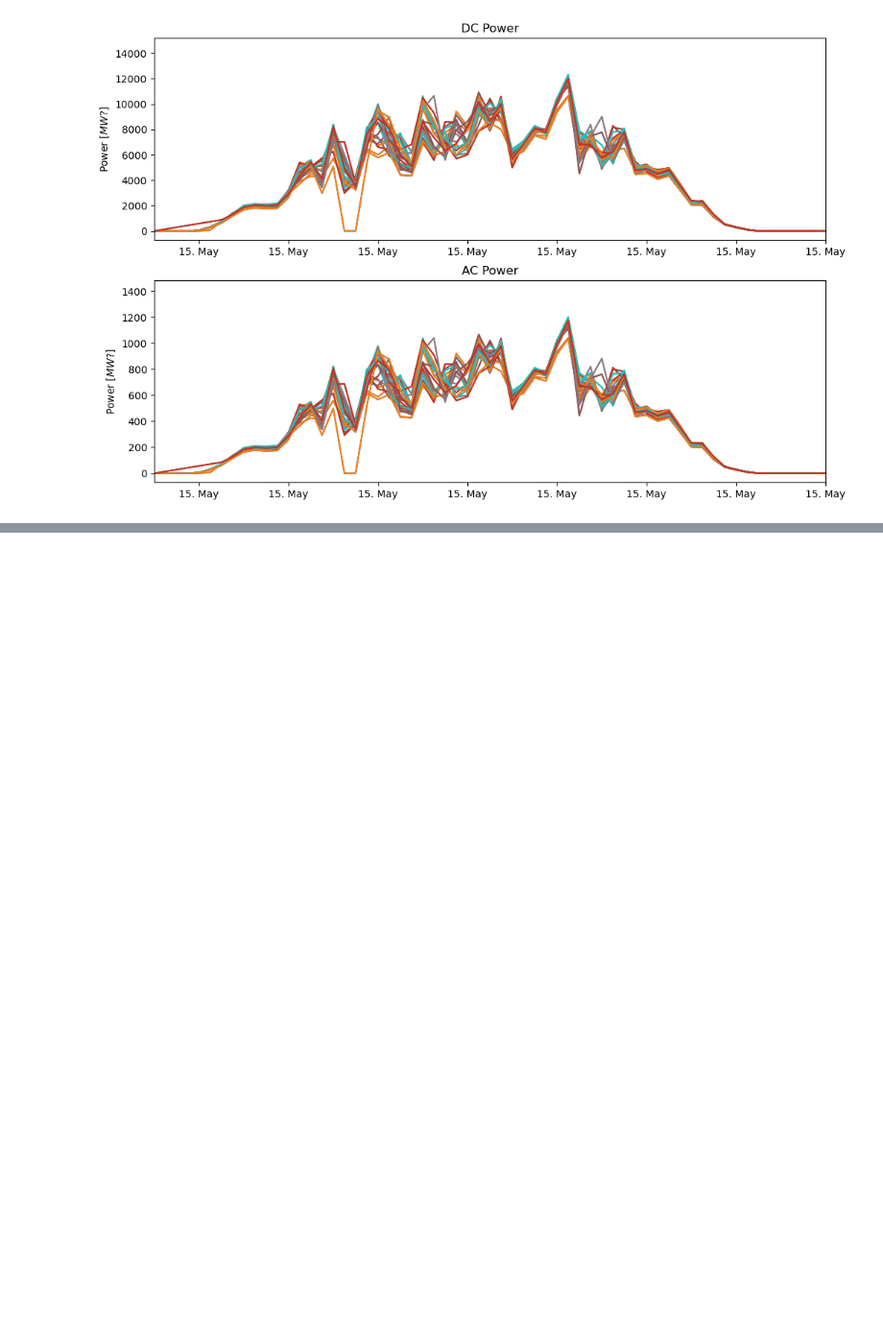
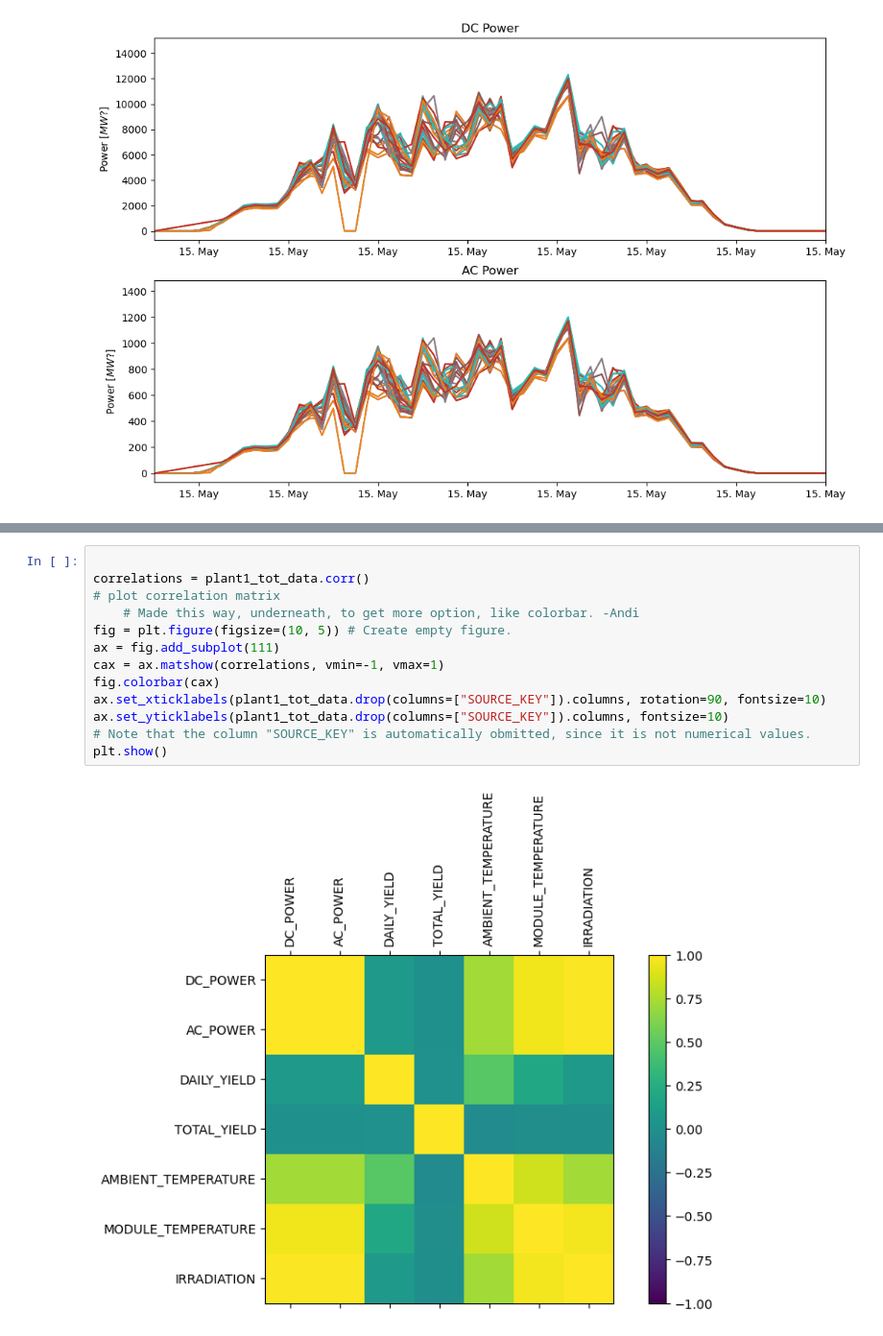
Before and after one commit to Julha19/AML_project, a Jupyter notebook: andi_AML.ipynb, the cells around one changed output, grey strips where cells are left out. Shown at 96% size. Cells and saved outputs as stored; diff of their text form; blank space fills up the shorter version.

```diff
--- a/andi_AML.ipynb
+++ b/andi_AML.ipynb
@@ -132,0 +250,15 @@ for i, key in enumerate(plant1["SOURCE_KEY"].unique()):
+# %%
+
+correlations = plant1_tot_data.corr()
+# plot correlation matrix
+    # Made this way, underneath, to get more option, like colorbar. -Andi
+fig = plt.figure(figsize=(10, 5)) # Create empty figure.
+ax = fig.add_subplot(111)
+cax = ax.matshow(correlations, vmin=-1, vmax=1)
+fig.colorbar(cax)
+ax.set_xticklabels(plant1_tot_data.drop(columns=["SOURCE_KEY"]).columns, rotation=90, fontsize=10)
+ax.set_yticklabels(plant1_tot_data.drop(columns=["SOURCE_KEY"]).columns, fontsize=10)
+# Note that the column "SOURCE_KEY" is automatically obmitted, since it is not numerical values.
+plt.show()
+# %% [output]
+[figure, added]
```
Also changed, not shown: parts of 10 cells of this notebook, 2 other files.
